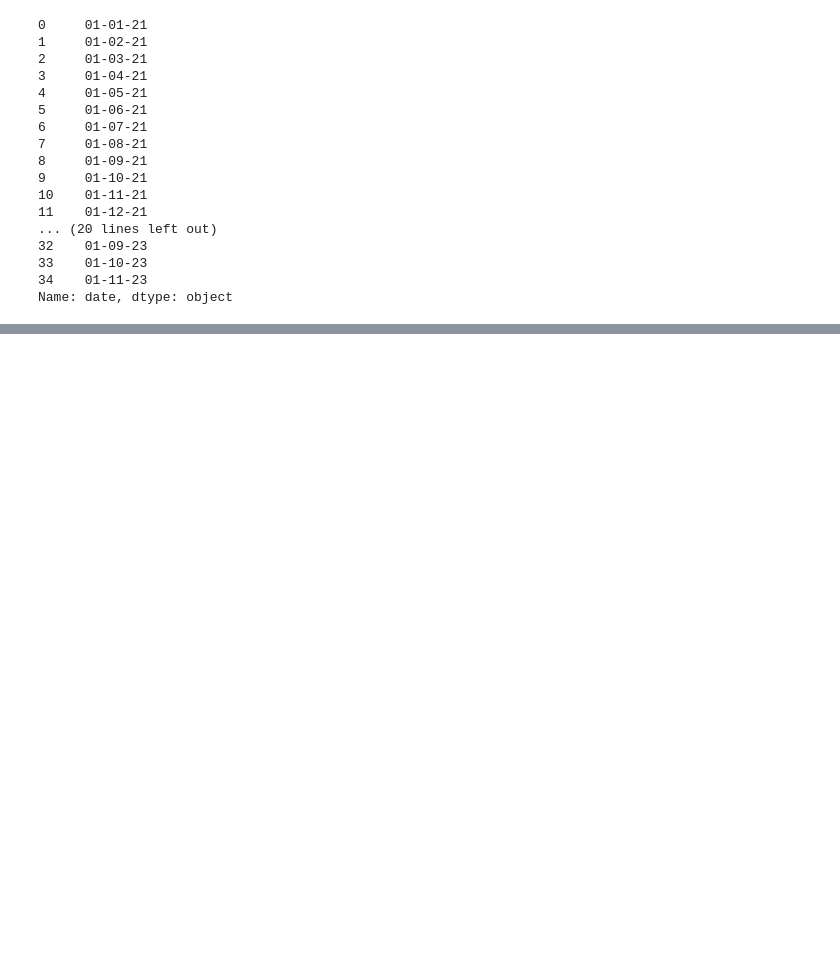
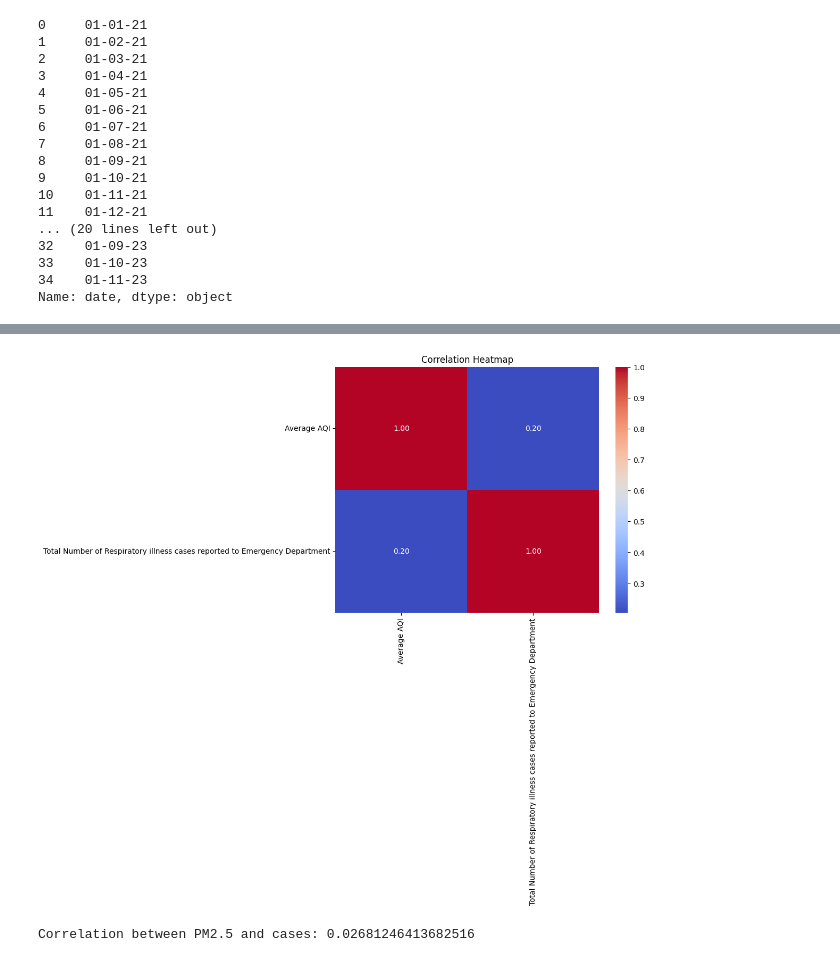
Before and after one commit to Herbeth1212/AirQuality, a Jupyter notebook: main.ipynb, the cells around one changed output, grey strips where cells are left out. Cells and saved outputs as stored; diff of their text form; code cells hidden in the pictures; blank space fills up the shorter version.

```diff
--- a/main.ipynb
+++ b/main.ipynb
@@ -147,0 +179,13 @@ Name: date, dtype: object
+# %%
+corr = df[["Average AQI", "Total Number of Respiratory illness cases reported to Emergency Department"]].corr()
+plt.figure(figsize=(8, 6))
+sns.heatmap(corr, annot=True, cmap="coolwarm", fmt=".2f")
+plt.title("Correlation Heatmap")
+plt.show()
+# %% [output]
+[figure, added]
+# %%
+corr = df['value'].corr(df['Total Number of Respiratory illness cases reported to Emergency Department'])
+print(f"Correlation between PM2.5 and cases: {corr}")
+# %% [output]
+Correlation between PM2.5 and cases: 0.02681246413682516
```
Also changed, not shown: parts of 7 cells of this notebook, 2 other files.
